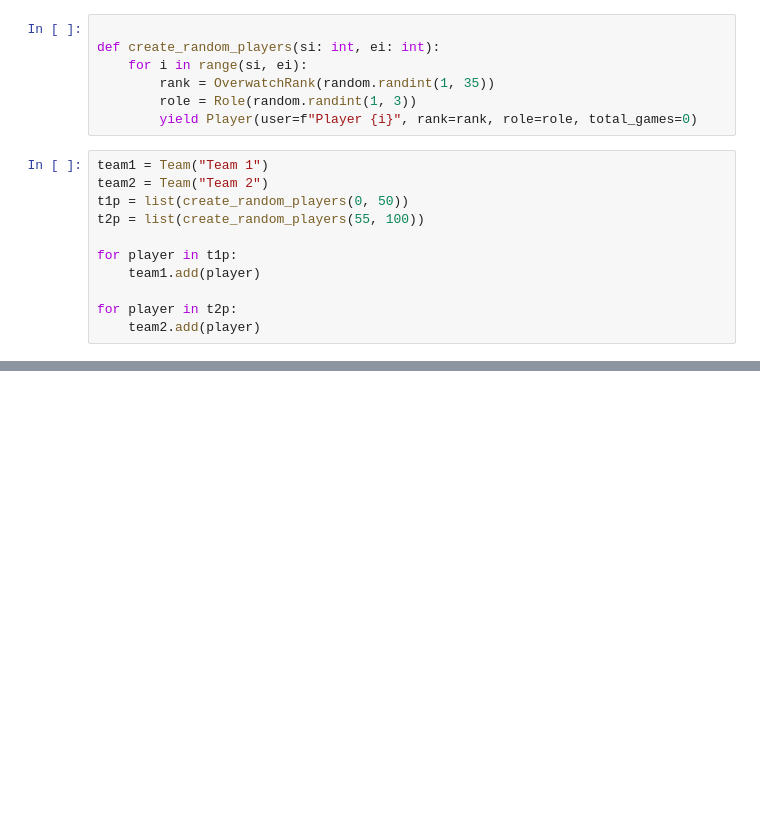
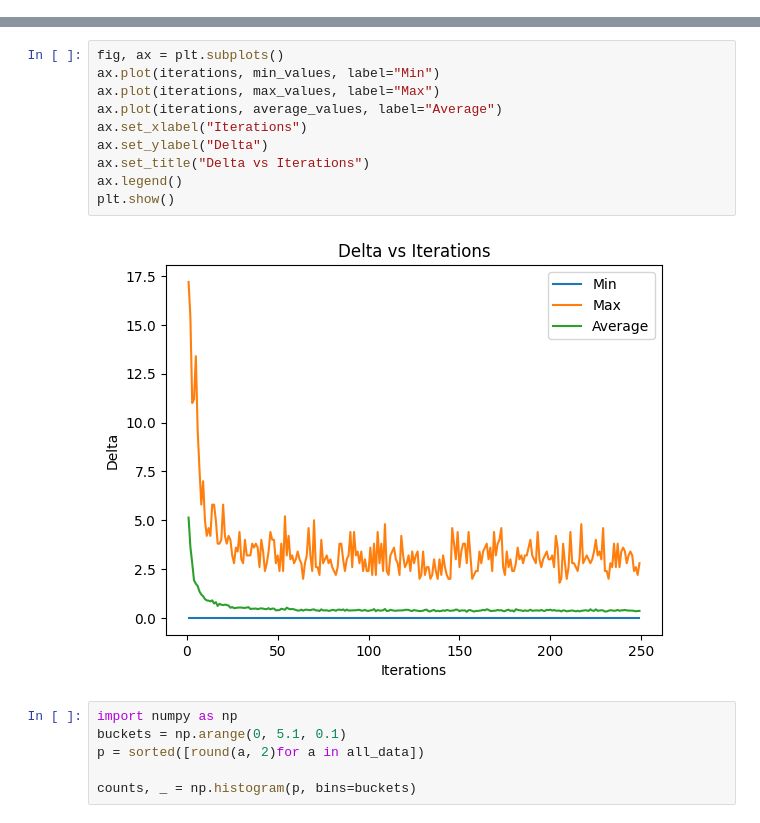
Before and after one commit to thearyadev/Matchmaker, a Jupyter notebook: test.ipynb, the cells around one changed output, grey strips where cells are left out. Cells and saved outputs as stored; diff of their text form; blank space fills up the shorter version.

```diff
--- a/test.ipynb
+++ b/test.ipynb
@@ -8,18 +0,0 @@ from rich import print
-# %%
-
-def create_random_players(si: int, ei: int):
-    for i in range(si, ei):
-        rank = OverwatchRank(random.randint(1, 35))
-        role = Role(random.randint(1, 3))
-        yield Player(user=f"Player {i}", rank=rank, role=role, total_games=0)
-# %%
-team1 = Team("Team 1")
-team2 = Team("Team 2")
-t1p = list(create_random_players(0, 50))
-t2p = list(create_random_players(55, 100))
-
-for player in t1p:
-    team1.add(player)
-
-for player in t2p:
-    team2.add(player)
@@ -42,0 +80,18 @@ Player 1 Role.SUPPORT | Player 56 Role.SUPPORT
+# %%
+fig, ax = plt.subplots()
+ax.plot(iterations, min_values, label="Min")
+ax.plot(iterations, max_values, label="Max")
+ax.plot(iterations, average_values, label="Average")
+ax.set_xlabel("Iterations")
+ax.set_ylabel("Delta")
+ax.set_title("Delta vs Iterations")
+ax.legend()
+plt.show()
+# %% [output]
+[figure, added]
+# %%
+import numpy as np
+buckets = np.arange(0, 5.1, 0.1)
+p = sorted([round(a, 2)for a in all_data])
+
+counts, _ = np.histogram(p, bins=buckets)
```
Also changed, not shown: parts of 5 cells of this notebook.
